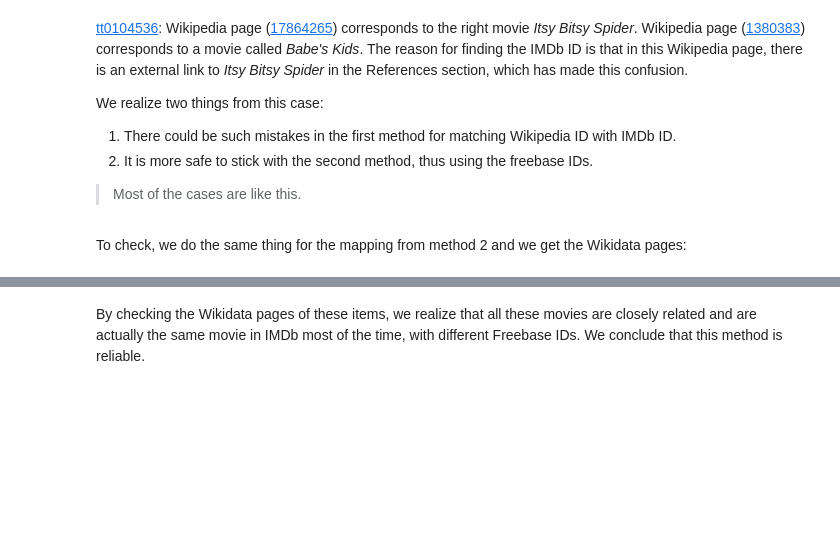
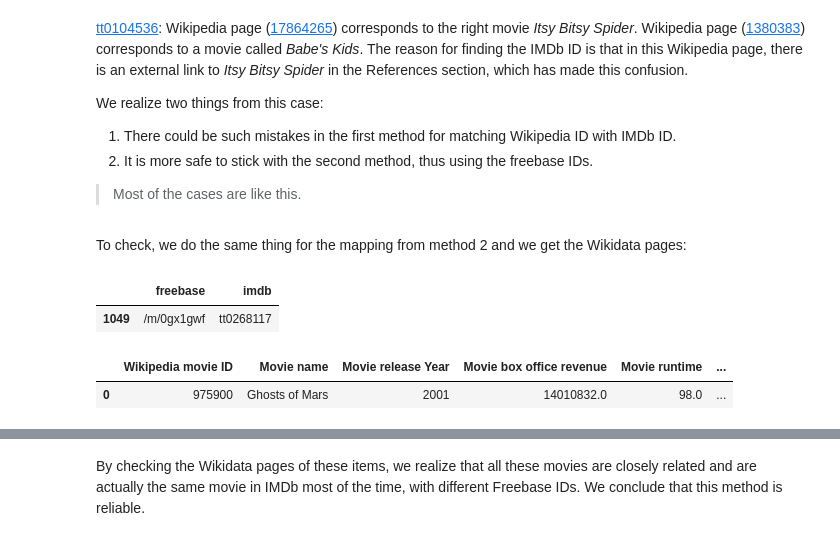
Before and after one commit to epfl-ada/ada-2023-project-crunchychicken, a Jupyter notebook: P2.ipynb, the cells around one changed output, grey strips where cells are left out. Drawn from its saved outputs; the diff is of its cells as text; code cells hidden in the pictures; blank space fills up the shorter version.

```diff
--- a/P2.ipynb
+++ b/P2.ipynb
@@ -1486,6 +1487,16 @@ We realize two things from this case:
 > Most of the cases are like this.
 # %% [markdown]
 To check, we do the same thing for the mapping from method 2 and we get the Wikidata pages:
+# %%
+duplicates_02.head(1)
+# %% [output]
+|  | freebase | imdb |
+| 1049 | /m/0gx1gwf | tt0268117 |
+# %%
+cmu_movies.head(1)
+# %% [output]
+|  | Wikipedia movie ID | Movie name | Movie release Year | Movie box office revenue | Movie runtime | ... |
+| 0 | 975900 | Ghosts of Mars | 2001 | 14010832.0 | 98.0 | ... |
 # %%
 Q = """
 SELECT ?item WHERE {
```
Also changed, not shown: parts of 15 cells of this notebook.
